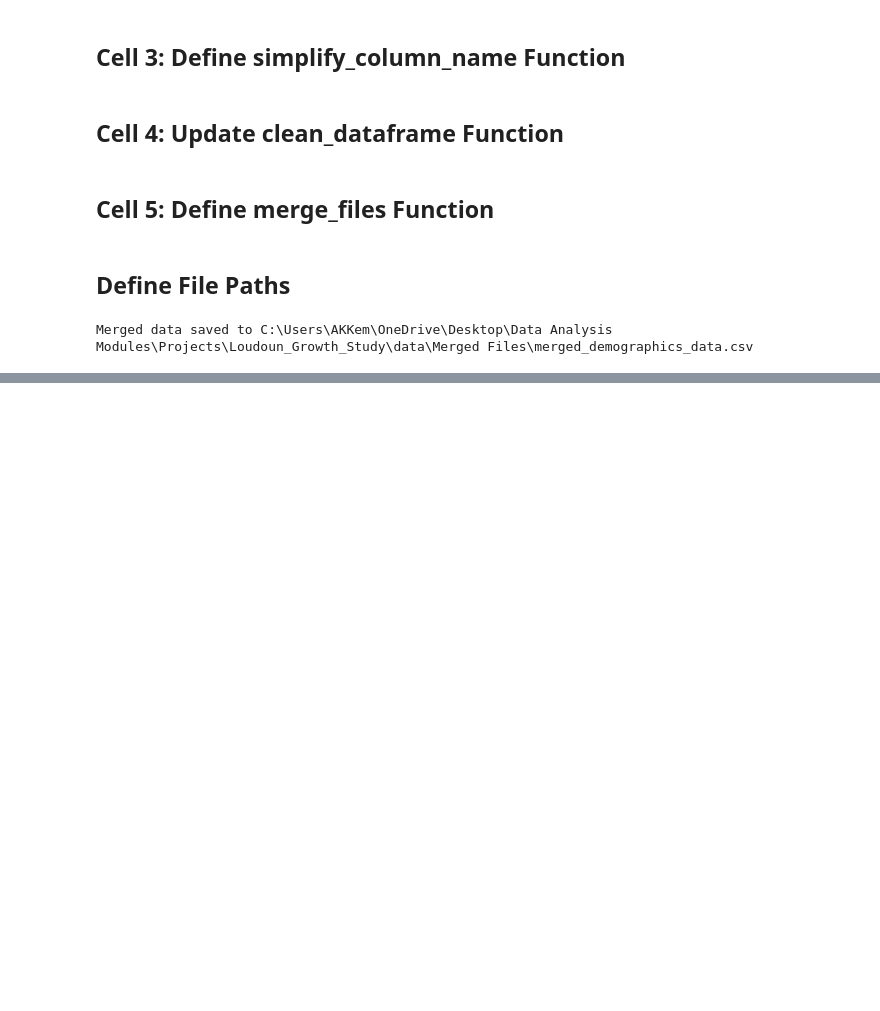
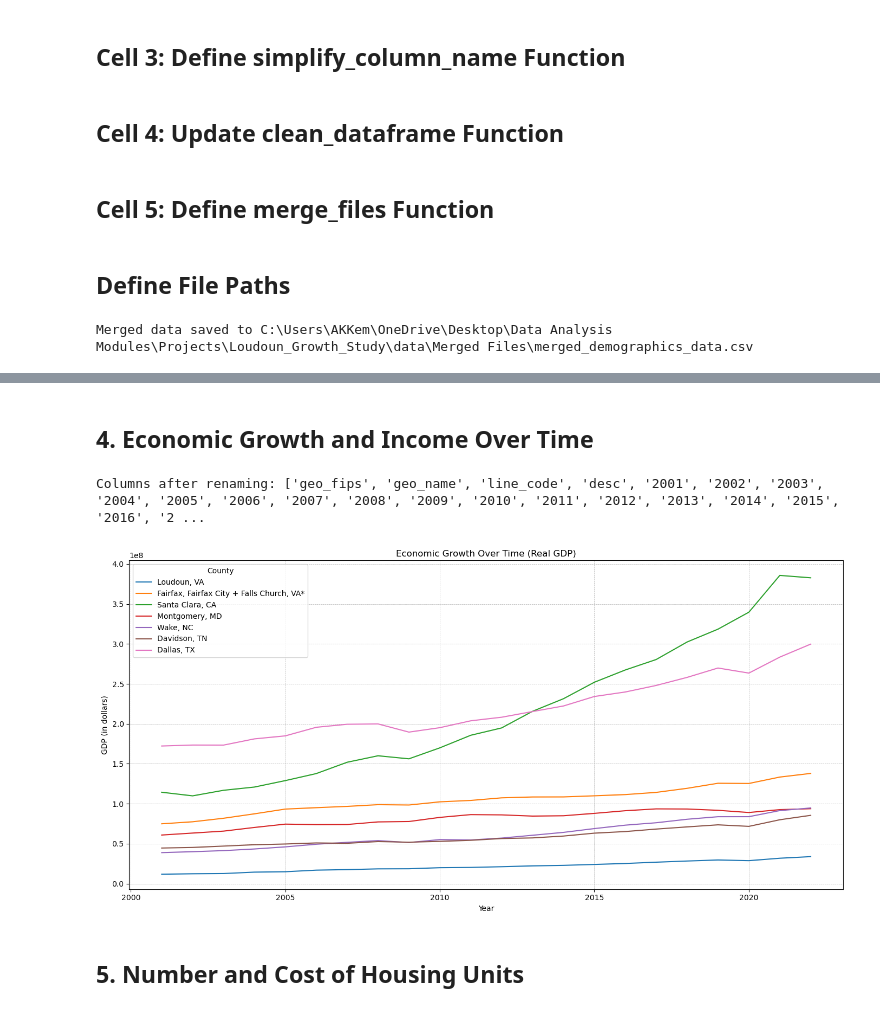
Before and after one commit to Akemp787/Loudoun_County_Growth_Study, a Jupyter notebook: notebooks/Loudoun County Growth Study.ipynb, the cells around one changed output, grey strips where cells are left out. Cells and saved outputs as stored; diff of their text form; code cells hidden in the pictures; blank space fills up the shorter version.

```diff
--- a/notebooks/Loudoun County Growth Study.ipynb
+++ b/notebooks/Loudoun County Growth Study.ipynb
@@ -267,4 +287,0 @@ gdp_files = {
-# %%
-# Merge GDP Data
-gdp_output_file = r"C:\Users\AKKem\OneDrive\Desktop\Data Analysis Modules\Projects\Loudoun_Growth_Study\data\Merged Files\merged_gdp_data.csv"
-merged_gdp_data = merge_files(gdp_files, gdp_output_file)
@@ -508,0 +649,59 @@ Census Data:
+# %% [markdown]
+## 4. Economic Growth and Income Over Time
+# %%
+# Section 4: Economic Growth and Income Over Time
+
+# Load GDP data
+gdp_df = merged_gdp_data.copy()
+
+# Apply column renaming map to gdp_df
+gdp_df.rename(columns=column_renaming_map, inplace=True)
+
+# Check the columns after renaming
+print("Columns after renaming:", gdp_df.columns.tolist())
+
+# Melt the DataFrame to long format
+value_vars = [col for col in gdp_df.columns if col.isdigit()]
+gdp_long = pd.melt(
+    gdp_df,
+    id_vars=['geo_fips', 'geo_name', 'line_code', 'desc', 'county'],  # Updated 'description' to 'desc'
+    value_vars=value_vars,
+    var_name='year',
+    value_name='gdp'
+)
+
+# Ensure 'year' and 'gdp' are numeric
+gdp_long['year'] = pd.to_numeric(gdp_long['year'], errors='coerce')
+gdp_long['gdp'] = pd.to_numeric(gdp_long['gdp'], errors='coerce')
+
+# Filter only 'Real GDP' based on the 'desc' column
+real_gdp_rows = gdp_long[gdp_long['desc'].str.contains('Real GDP', case=False, na=False)]
+
+# Remove duplicates if necessary
+real_gdp_rows = real_gdp_rows.drop_duplicates(subset=['geo_name', 'year'])
+
+# Replace NaN or zero values in GDP
+real_gdp_rows['gdp'] = real_gdp_rows['gdp'].fillna(0)
+real_gdp_rows = real_gdp_rows[real_gdp_rows['gdp'] > 0]
+
+# List of counties to plot
+selected_counties = real_gdp_rows['geo_name'].unique()
+
+# Plot
+plt.figure(figsize=(14, 7))
+for county in selected_counties:
+    county_data = real_gdp_rows[real_gdp_rows['geo_name'] == county]
+    plt.plot(county_data['year'], county_data['gdp'], label=county)
+
+plt.title('Economic Growth Over Time (Real GDP)')
+plt.xlabel('Year')
+plt.ylabel('GDP (in dollars)')
+plt.legend(title='County', loc='upper left')
+plt.grid(True, linestyle='--', linewidth=0.5)
+plt.tight_layout()
+plt.show()
+# %% [output]
+Columns after renaming: ['geo_fips', 'geo_name', 'line_code', 'desc', '2001', '2002', '2003', '2004', '2005', '2006', '2007', '2008', '2009', '2010', '2011', '2012', '2013', '2014', '2015', '2016', '2 ...
+[figure, added]
+# %% [markdown]
+## 5. Number and Cost of Housing Units
```
Also changed, not shown: parts of 28 cells of this notebook, 51 other files.
